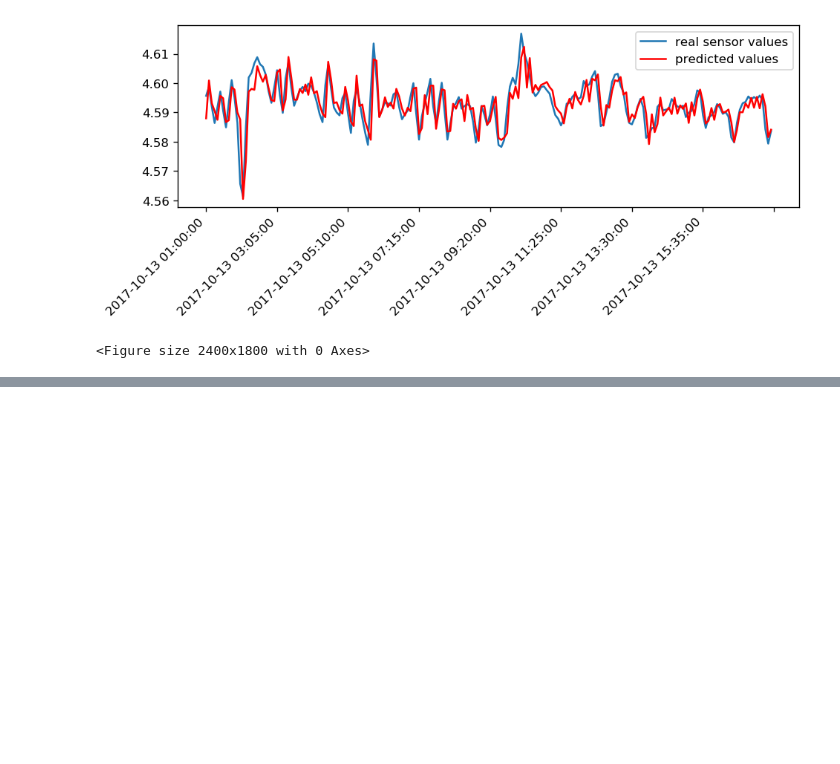
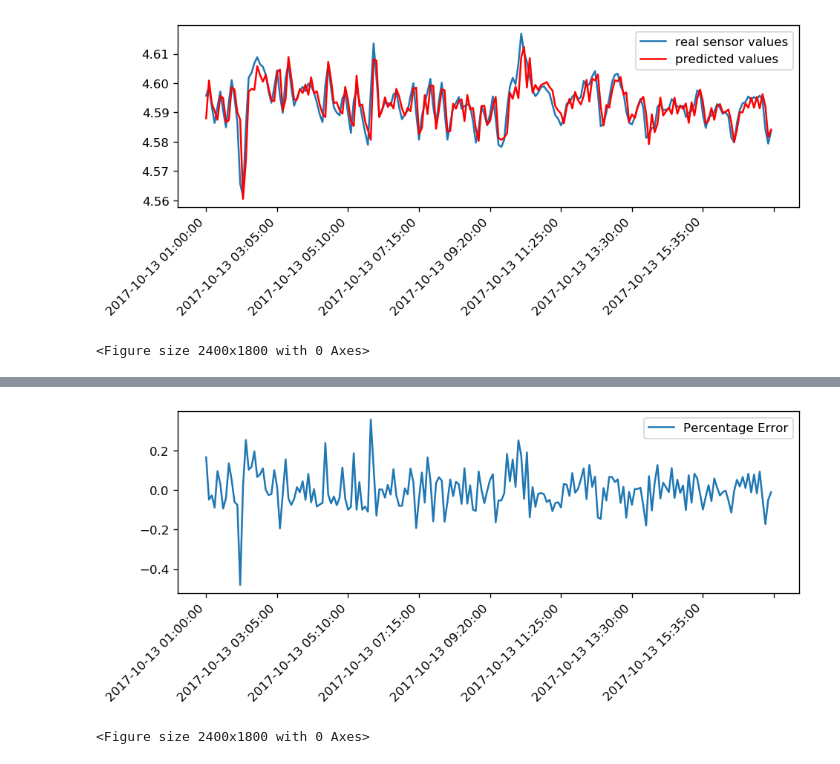
Before and after one commit to Sumit-ai/Time-series-ARIMA-model, a Jupyter notebook: Time series using ARIMA model .ipynb, the cells around one changed output, grey strips where cells are left out. Saved outputs shown, nothing was run; the diff lists cells and outputs as text; code cells hidden in the pictures; blank space fills up the shorter version.

```diff
--- a/Time series using ARIMA model .ipynb
+++ b/Time series using ARIMA model .ipynb
@@ -172,5 +172,4 @@ for  197 :  predicted=4.592129, expected=4.584235
 for  198 :  predicted=4.581606, expected=4.579379
 for  199 :  predicted=4.584137, expected=4.583659
 # %%
-tl = df.index[len(train):]
-tl
+tl = np.array(df.index[len(train):])
@@ -214 +198,4 @@ def mean_absolute_percentage_error(y_true, y_pred):
+# %%
+pred = np.asarray(predictions)
+pred = pred.reshape(200)
 # %%
@@ -217,0 +205,5 @@ mean_absolute_percentage_error(test, predictions)
+# %%
+def absolute_percentage_error(y_true, y_pred):
+    return ((y_true - y_pred) / y_true)*100
+error = absolute_percentage_error(test, pred)
+error
@@ -217,0 +228,11 @@ mean_absolute_percentage_error(test, predictions)
+# %%
+fig, ax = pyplot.subplots()
+pyplot.figure(figsize = [20,15])
+ax.plot(tl, error,  label='Percentage Error')
+ax.legend()
+ax.xaxis.set_major_locator(MaxNLocator(nbins=10))
+fig.autofmt_xdate(rotation=45)
+pyplot.show()
+# %% [output]
+[figure, added]
+<Figure size 2400x1800 with 0 Axes>
```
Also changed, not shown: parts of 5 cells of this notebook.
